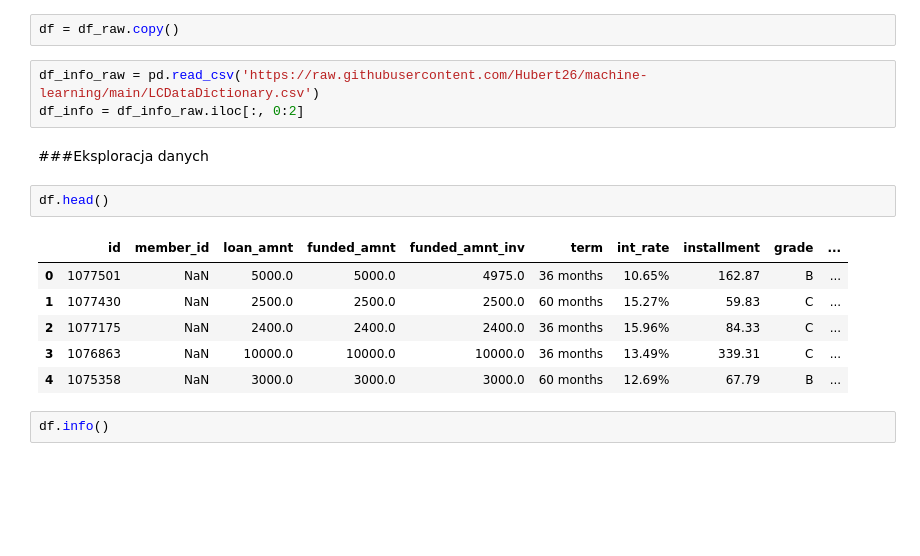
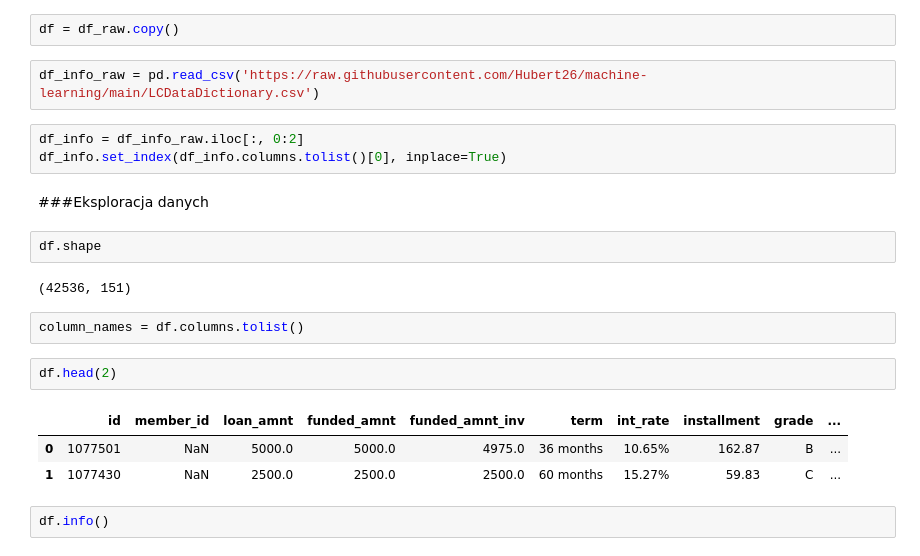
Before and after one commit to Hubert26/machine-learning, a Jupyter notebook: project_Hubert_Szewczyk.ipynb, the cells around one changed output. Cells and saved outputs as stored; diff of their text form; blank space fills up the shorter version.

```diff
--- a/project_Hubert_Szewczyk.ipynb
+++ b/project_Hubert_Szewczyk.ipynb
@@ -39,18 +39,23 @@ df_raw = pd.read_csv('https://raw.githubusercontent.com/Hubert26/machine-learnin
 df = df_raw.copy()
 # %%
 df_info_raw = pd.read_csv('https://raw.githubusercontent.com/Hubert26/machine-learning/main/LCDataDictionary.csv')
-df_info = df_info_raw.iloc[:, 0:2]
+# %%
+df_info = df_info_raw.iloc[:, 0:2]
+df_info.set_index(df_info.columns.tolist()[0], inplace=True)
 # %% [markdown]
 ###Eksploracja danych
+# %%
+df.shape
+# %% [output]
+(42536, 151)
+# %%
+column_names = df.columns.tolist()
 # %%
-df.head()
+df.head(2)
 # %% [output]
 |  | id | member_id | loan_amnt | funded_amnt | funded_amnt_inv | term | int_rate | installment | grade | ... |
 | 0 | 1077501 | NaN | 5000.0 | 5000.0 | 4975.0 | 36 months | 10.65% | 162.87 | B | ... |
 | 1 | 1077430 | NaN | 2500.0 | 2500.0 | 2500.0 | 60 months | 15.27% | 59.83 | C | ... |
-| 2 | 1077175 | NaN | 2400.0 | 2400.0 | 2400.0 | 36 months | 15.96% | 84.33 | C | ... |
-| 3 | 1076863 | NaN | 10000.0 | 10000.0 | 10000.0 | 36 months | 13.49% | 339.31 | C | ... |
-| 4 | 1075358 | NaN | 3000.0 | 3000.0 | 3000.0 | 60 months | 12.69% | 67.79 | B | ... |
 # %%
 df.info()
 # %% [output]
```
Also changed, not shown: parts of 10 cells of this notebook.
